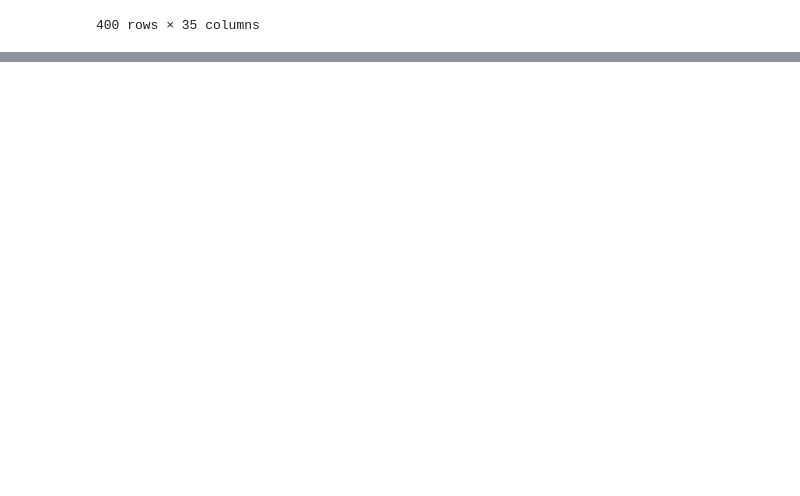
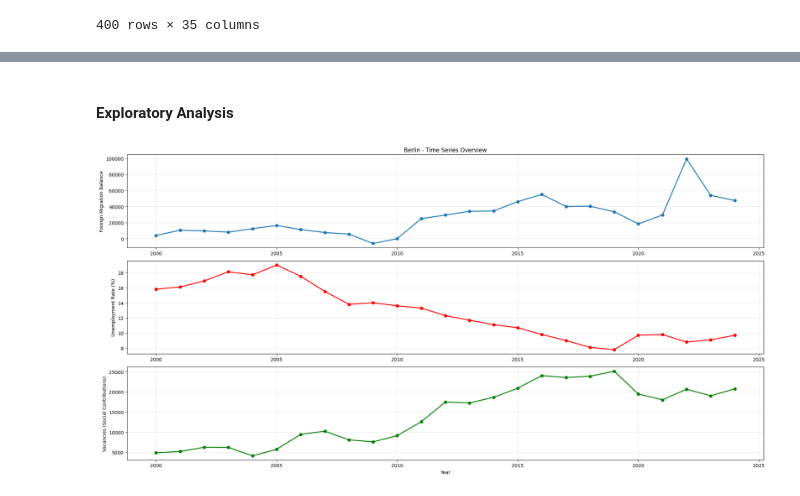
Before and after one commit to chiraagmishra/urban-technology-project, a Jupyter notebook: urbanTech.ipynb, the cells around one changed output, grey strips where cells are left out. Cells and saved outputs as stored; diff of their text form; code cells hidden in the pictures; blank space fills up the shorter version.

```diff
--- a/urbanTech.ipynb
+++ b/urbanTech.ipynb
@@ -195,0 +249,2 @@ df_combined
+# %%
+df_migration_labor = df_combined[keep_columns].rename(columns=column_rename)
@@ -201,0 +336,5 @@ df_combined.to_csv('data/processed/combined_data.csv', index=False)
+# %%
+df_features = create_features(df_migration_labor)
+print(f"\nTotal features creeated: {df_features.shape[1]}")
+print("\nFeature list:")
+print(df_features.columns.tolist())
@@ -201,0 +356,34 @@ df_combined.to_csv('data/processed/combined_data.csv', index=False)
+# %% [markdown]
+#### **Exploratory Analysis**
+# %%
+# Time series plot for key variables (one state as example)
+state_example = "Berlin"
+state_data = df_features[df_features['state'] == state_example]
+
+fig, axes = plt.subplots(3, 1, figsize=(20, 10))
+
+# Migration
+axes[0].plot(state_data['year'], state_data['migration_foreign'], 'o-', linewidth=2)
+axes[0].set_ylabel('Foreign Migration Balance')
+axes[0].set_title(f'{state_example} - Time Series Overview')
+axes[0].grid(True, alpha=0.3)
+
+# Unemployment
+axes[1].plot(state_data['year'], state_data['unemployment_rate'], 'o-',
+             linewidth=2, color='red')
+axes[1].set_ylabel('Unemployment Rate (%)')
+axes[1].grid(True, alpha=0.3)
+
+# Vacancies
+axes[2].plot(state_data['year'], state_data['vacancies_sc'], 'o-',
+             linewidth=2, color='green')
+axes[2].set_ylabel('Vacancies (Social Contributions)')
+axes[2].set_xlabel('Year')
+axes[2].grid(True, alpha=0.3)
+
+plt.tight_layout()
+os.makedirs('figures', exist_ok=True)
+plt.savefig('figures/01_timeseries_overview.png', dpi=300)
+plt.show()
+# %% [output]
+[figure, added]
```
Also changed, not shown: parts of 29 cells of this notebook.
